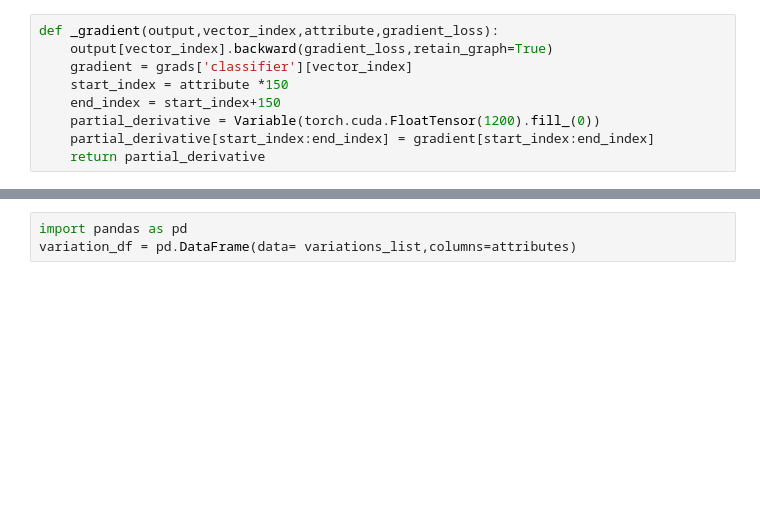
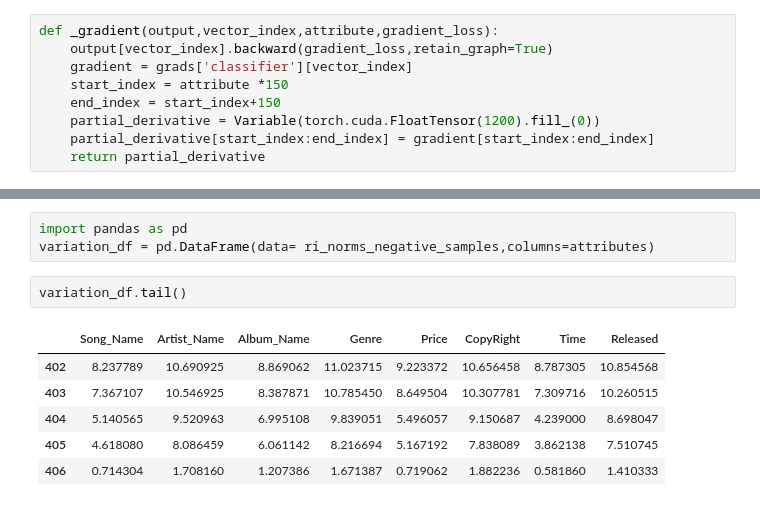
Before and after one commit to vincenzomartello/deepmatcher-experiments, a Jupyter notebook: exp3.ipynb, the cells around one changed output, grey strips where cells are left out. Saved outputs shown, nothing was run; the diff lists cells and outputs as text; blank space fills up the shorter version.

```diff
--- a/exp3.ipynb
+++ b/exp3.ipynb
@@ -164,6 +192,15 @@ variations_list[1]
 # %%
 import pandas as pd
-variation_df = pd.DataFrame(data= variations_list,columns=attributes)
+variation_df = pd.DataFrame(data= ri_norms_negative_samples,columns=attributes)
+# %%
+variation_df.tail()
+# %% [output]
+|  | Song_Name | Artist_Name | Album_Name | Genre | Price | CopyRight | Time | Released |
+| 402 | 8.237789 | 10.690925 | 8.869062 | 11.023715 | 9.223372 | 10.656458 | 8.787305 | 10.854568 |
+| 403 | 7.367107 | 10.546925 | 8.387871 | 10.785450 | 8.649504 | 10.307781 | 7.309716 | 10.260515 |
+| 404 | 5.140565 | 9.520963 | 6.995108 | 9.839051 | 5.496057 | 9.150687 | 4.239000 | 8.698047 |
+| 405 | 4.618080 | 8.086459 | 6.061142 | 8.216694 | 5.167192 | 7.838089 | 3.862138 | 7.510745 |
+| 406 | 0.714304 | 1.708160 | 1.207386 | 1.671387 | 0.719062 | 1.882236 | 0.581860 | 1.410333 |
 # %%
 variation_df.head()
 # %% [output]
```
Also changed, not shown: parts of 58 cells of this notebook, 14 other files.
